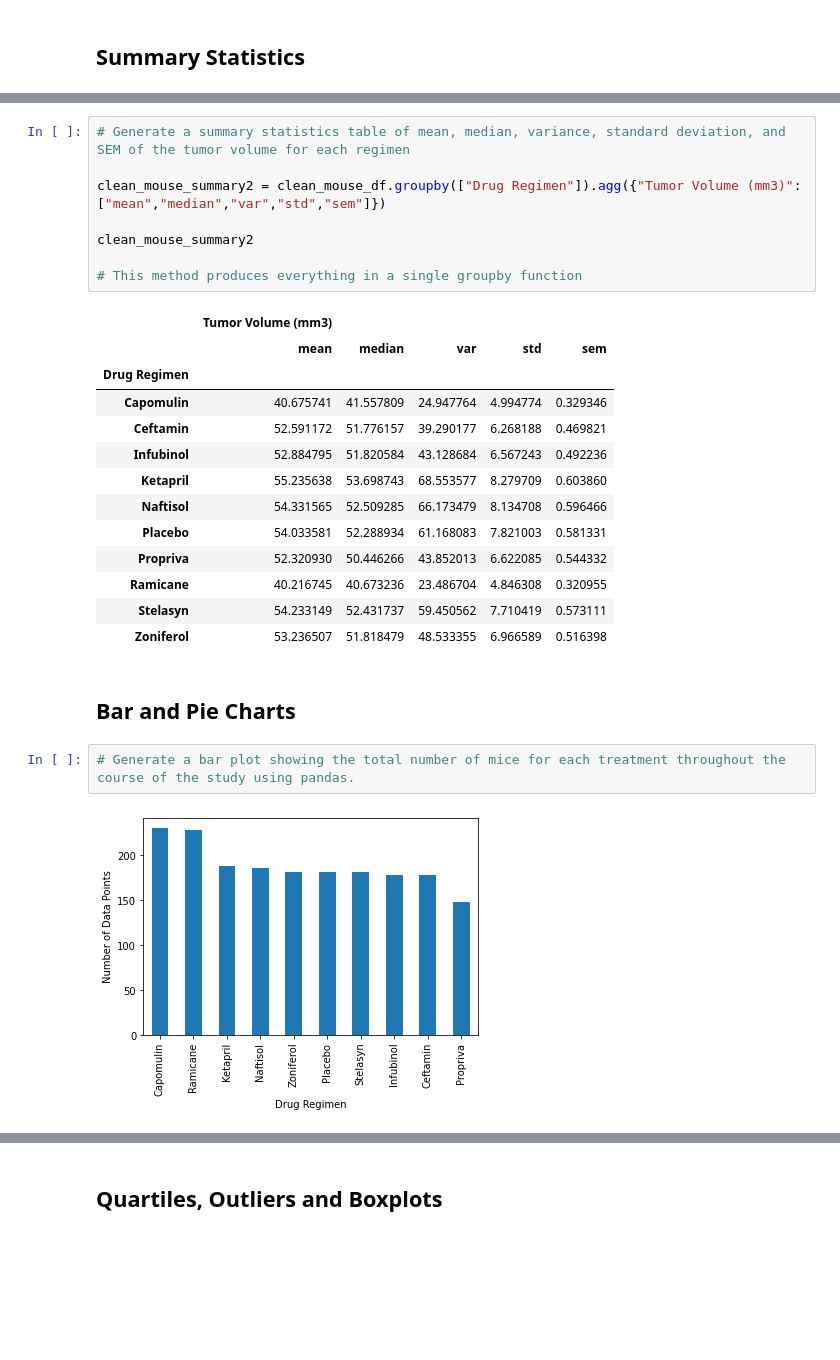
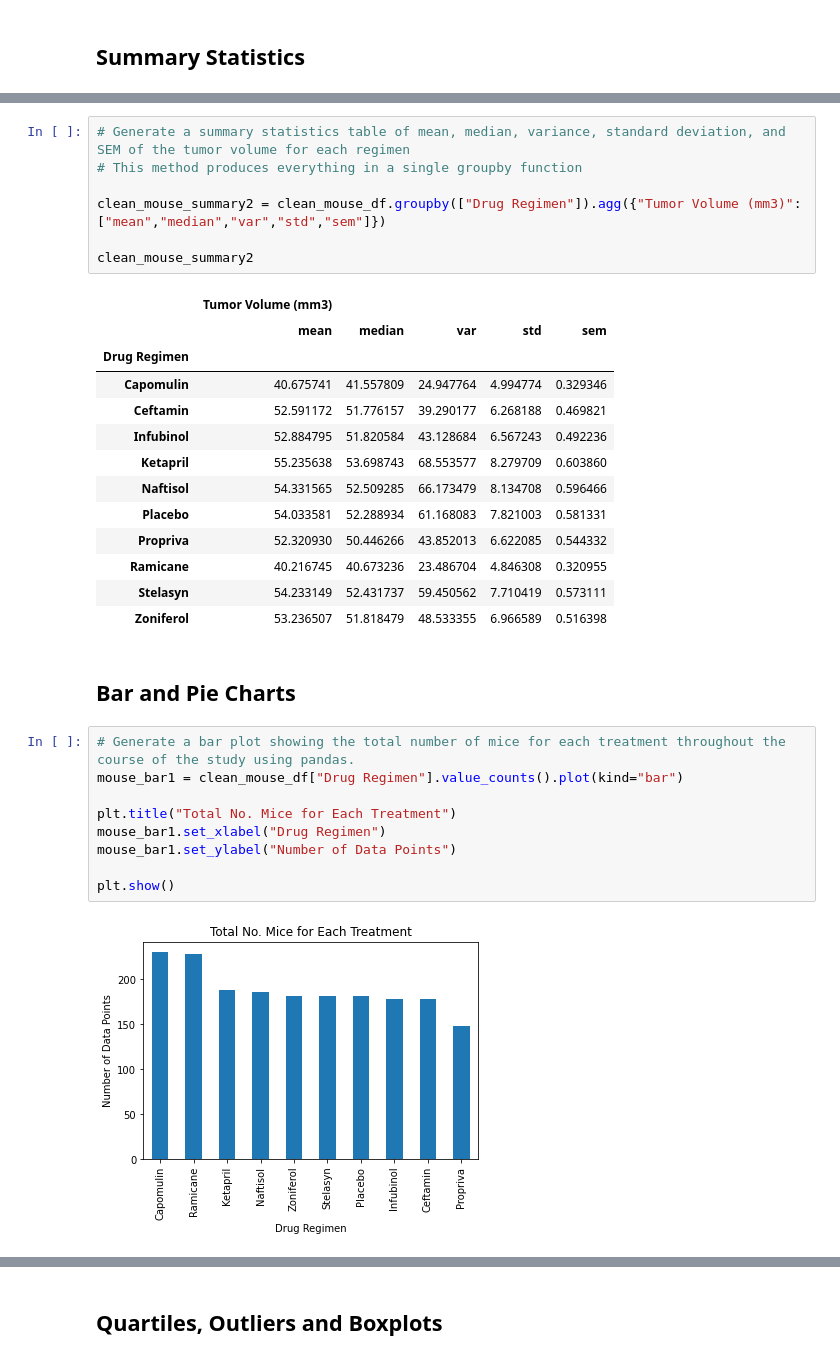
Before and after one commit to Bec-Gould/Matplotlib_Homework, a Jupyter notebook: pymaceuticals_starter.ipynb, the cells around one changed output, grey strips where cells are left out. Saved outputs shown, nothing was run; the diff lists cells and outputs as text; blank space fills up the shorter version.

```diff
--- a/pymaceuticals_starter.ipynb
+++ b/pymaceuticals_starter.ipynb
@@ -134,12 +143,11 @@ clean_mouse_summary
 | Zoniferol | 53.236507 | 51.818479 | 48.533355 | 6.966589 |
 # %%
 # Generate a summary statistics table of mean, median, variance, standard deviation, and SEM of the tumor volume for each regimen
+# This method produces everything in a single groupby function
 
 clean_mouse_summary2 = clean_mouse_df.groupby(["Drug Regimen"]).agg({"Tumor Volume (mm3)":["mean","median","var","std","sem"]})
 
 clean_mouse_summary2
-
-# This method produces everything in a single groupby function
 # %% [output]
 |  | Tumor Volume (mm3) |  |  |  |  |
 |  | mean | median | var | std | sem |
@@ -158,5 +166,12 @@ clean_mouse_summary2
 ## Bar and Pie Charts
 # %%
 # Generate a bar plot showing the total number of mice for each treatment throughout the course of the study using pandas.
+mouse_bar1 = clean_mouse_df["Drug Regimen"].value_counts().plot(kind="bar")
+
+plt.title("Total No. Mice for Each Treatment")
+mouse_bar1.set_xlabel("Drug Regimen")
+mouse_bar1.set_ylabel("Number of Data Points")
+
+plt.show()
 # %% [output]
-[figure, old version]
+[figure, new version]
```
Also changed, not shown: parts of 20 cells of this notebook, 2 other files.
